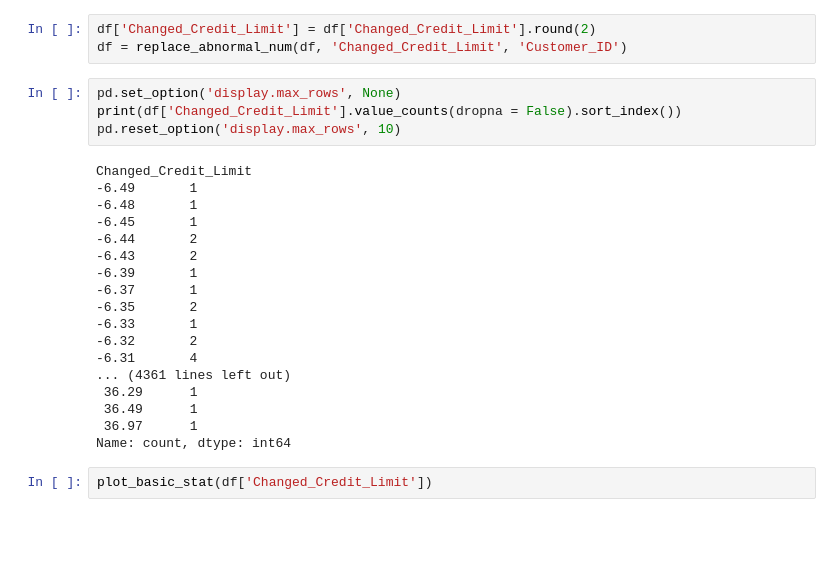
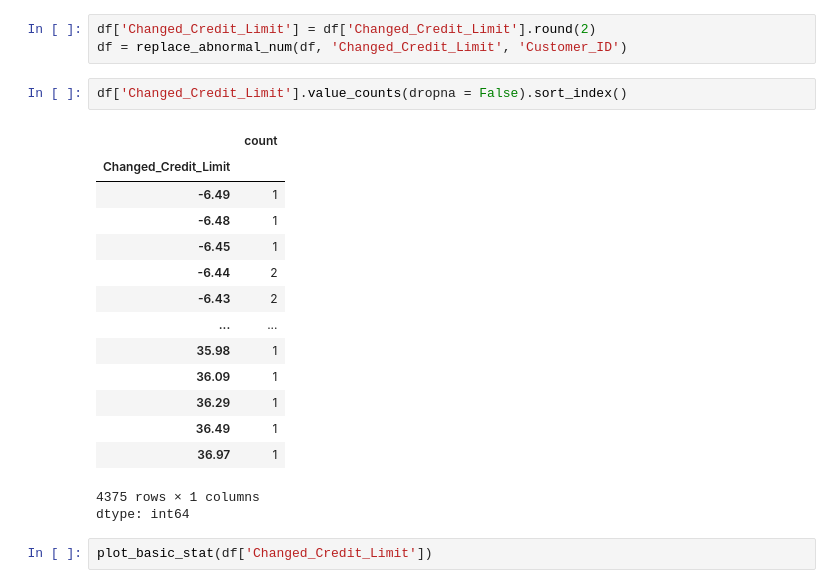
Before and after one commit to PaisleyZuo/Credit-Score-Classification, a Jupyter notebook: Credit_score_classification.ipynb, the cells around one changed output. Saved outputs shown, nothing was run; the diff lists cells and outputs as text; blank space fills up the shorter version.

```diff
--- a/Credit_score_classification.ipynb
+++ b/Credit_score_classification.ipynb
@@ -615,28 +608,24 @@ Changed Credit Limit
 # %%
 df['Changed_Credit_Limit'] = df['Changed_Credit_Limit'].round(2)
 df = replace_abnormal_num(df, 'Changed_Credit_Limit', 'Customer_ID')
-# %%
-pd.set_option('display.max_rows', None)
-print(df['Changed_Credit_Limit'].value_counts(dropna = False).sort_index())
-pd.reset_option('display.max_rows', 10)
-# %% [output]
-Changed_Credit_Limit
--6.49       1
--6.48       1
--6.45       1
--6.44       2
--6.43       2
--6.39       1
--6.37       1
--6.35       2
--6.33       1
--6.32       2
--6.31       4
-... (4361 lines left out)
- 36.29      1
- 36.49      1
- 36.97      1
-Name: count, dtype: int64
+# %%
+df['Changed_Credit_Limit'].value_counts(dropna = False).sort_index()
+# %% [output]
+|  | count |
+| Changed_Credit_Limit |  |
+| -6.49 | 1 |
+| -6.48 | 1 |
+| -6.45 | 1 |
+| -6.44 | 2 |
+| -6.43 | 2 |
+| ... | ... |
+| 35.98 | 1 |
+| 36.09 | 1 |
+| 36.29 | 1 |
+| 36.49 | 1 |
+| 36.97 | 1 |
+4375 rows × 1 columns
+dtype: int64
 # %%
 plot_basic_stat(df['Changed_Credit_Limit'])
 # %% [output]
```
Also changed, not shown: parts of 7 cells of this notebook.
